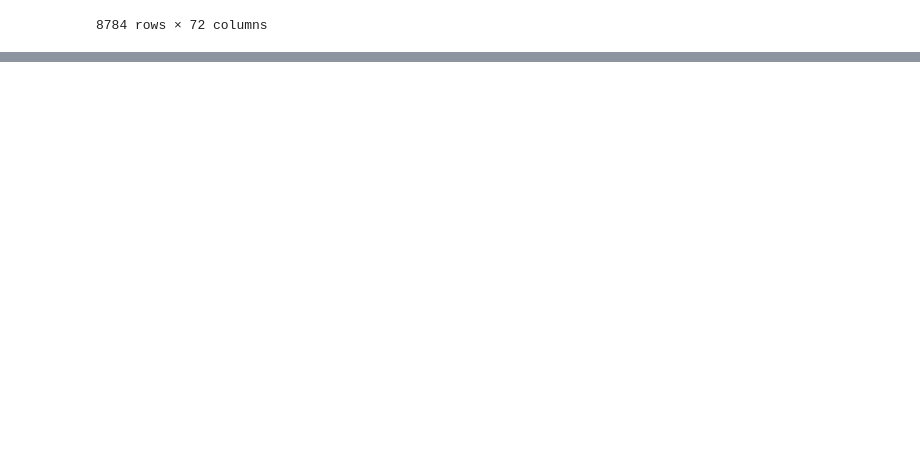
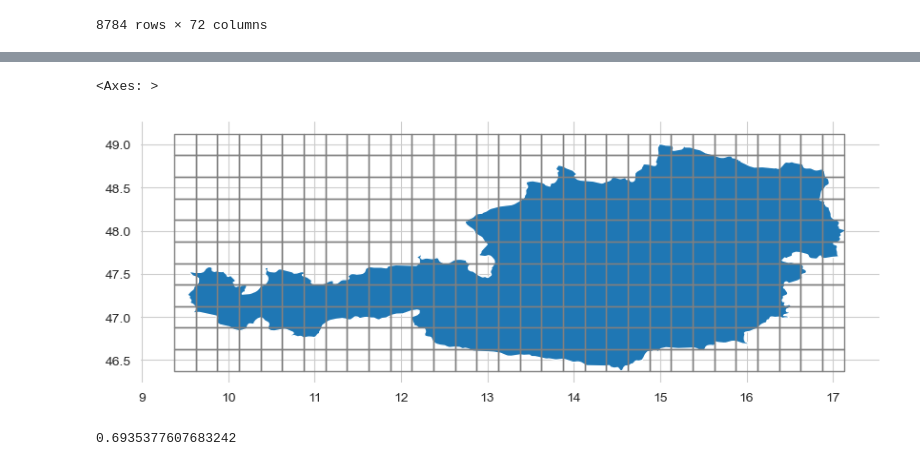
Before and after one commit to TheaGorzelak/Preproject-Masters, a Jupyter notebook: CMIP6 testing Jupyter notebooks/ERA-5 (atlite) vs historical data (ENTSO-E) for all European countries.ipynb, the cells around one changed output, grey strips where cells are left out. Cells and saved outputs as stored; diff of their text form; code cells hidden in the pictures; blank space fills up the shorter version.

```diff
--- a/CMIP6 testing Jupyter notebooks/ERA-5 (atlite) vs historical data (ENTSO-E) for all European countries.ipynb
+++ b/CMIP6 testing Jupyter notebooks/ERA-5 (atlite) vs historical data (ENTSO-E) for all European countries.ipynb
@@ -295,0 +320,8 @@ hydro_2016
+# %%
+cutout_03_2015 = atlite.Cutout(
+    path="AT-2015-03.nc",
+    module="era5",
+    x=slice(9.418, 17.181),    #Longitude
+    y=slice(46.373 , 49.005), #Latitude
+    time="2015-03"              #March 2015 - entire month
+)
@@ -295,0 +470,22 @@ hydro_2016
+# %%
+world = gpd.GeoSeries(
+    {r.attributes["NAME_EN"]: r.geometry for r in reader.records()},
+    crs={"init": "epsg:4326"},
+).reindex(["Austria"])
+bounds = world.cascaded_union.buffer(1).bounds
+# %%
+fig, ax = plt.subplots(figsize=(10, 10))
+world.plot(ax=ax,aspect="equal").set_frame_on(False)
+cutout_03_2015.grid.plot(ax=ax, edgecolor="grey", color="None",aspect="equal")
+# %% [output]
+<Axes: >
+[figure, added]
+# %%
+CORINE = "corine.tif"
+excluder = ExclusionContainer()
+excluder.add_raster(CORINE, codes=range(20))
+austria = world.loc[["Austria"]].geometry.to_crs(excluder.crs)
+masked, transform = shape_availability(austria, excluder)
+eligible_share = masked.sum() * excluder.res**2 / austria.geometry.item().area
+# %% [output]
+0.6935377607683242
```
Also changed, not shown: parts of 43 cells of this notebook, 5 other files.
